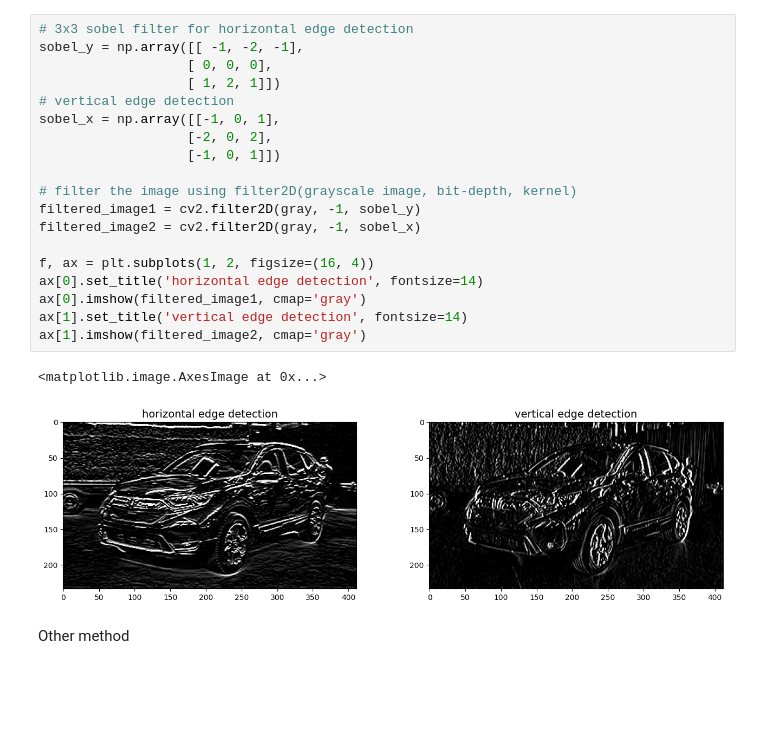
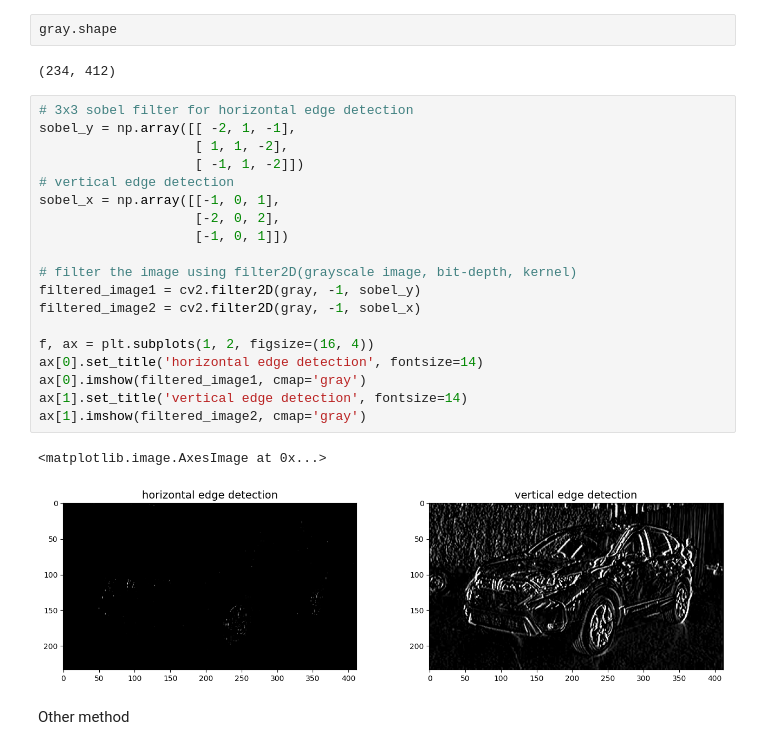
Before and after one commit to tjbwp-ml-personal-archives/PGD-DL-B3n4, a Jupyter notebook: 06/filters.ipynb, the cells around one changed output. Saved outputs shown, nothing was run; the diff lists cells and outputs as text; blank space fills up the shorter version.

```diff
--- a/06/filters.ipynb
+++ b/06/filters.ipynb
@@ -12,28 +13,32 @@ plt.imshow(gray, cmap='gray')  # requires color information so we pass cmap='gra
 # %% [output]
 <matplotlib.image.AxesImage at 0x...>
 [figure]
+# %%
+gray.shape
+# %% [output]
+(234, 412)
 # %%
 # 3x3 sobel filter for horizontal edge detection
-sobel_y = np.array([[ -1, -2, -1],
-                   [ 0, 0, 0],
-                   [ 1, 2, 1]])
+sobel_y = np.array([[ -2, 1, -1],
+                    [ 1, 1, -2],
+                    [ -1, 1, -2]])
 # vertical edge detection
 sobel_x = np.array([[-1, 0, 1],
-                   [-2, 0, 2],
-                   [-1, 0, 1]])
+                    [-2, 0, 2],
+                    [-1, 0, 1]])
 
 # filter the image using filter2D(grayscale image, bit-depth, kernel)
 filtered_image1 = cv2.filter2D(gray, -1, sobel_y)
 filtered_image2 = cv2.filter2D(gray, -1, sobel_x)
 
 f, ax = plt.subplots(1, 2, figsize=(16, 4))
 ax[0].set_title('horizontal edge detection', fontsize=14)
 ax[0].imshow(filtered_image1, cmap='gray')
 ax[1].set_title('vertical edge detection', fontsize=14)
 ax[1].imshow(filtered_image2, cmap='gray')
 # %% [output]
 <matplotlib.image.AxesImage at 0x...>
-[figure, old version]
+[figure, new version]
 # %% [markdown]
 Other method
 # %%
```
Also changed, not shown: parts of 6 cells of this notebook, 9 other files.
